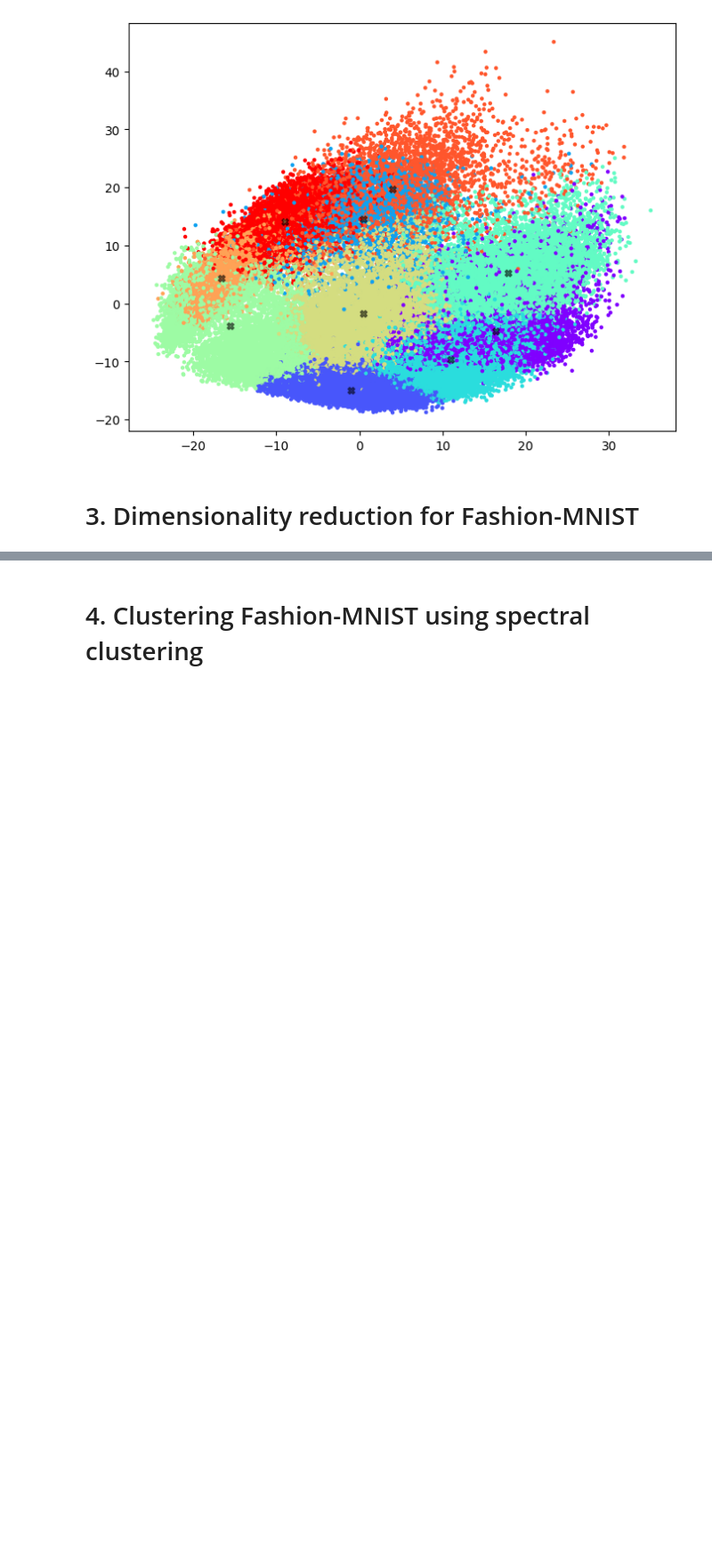
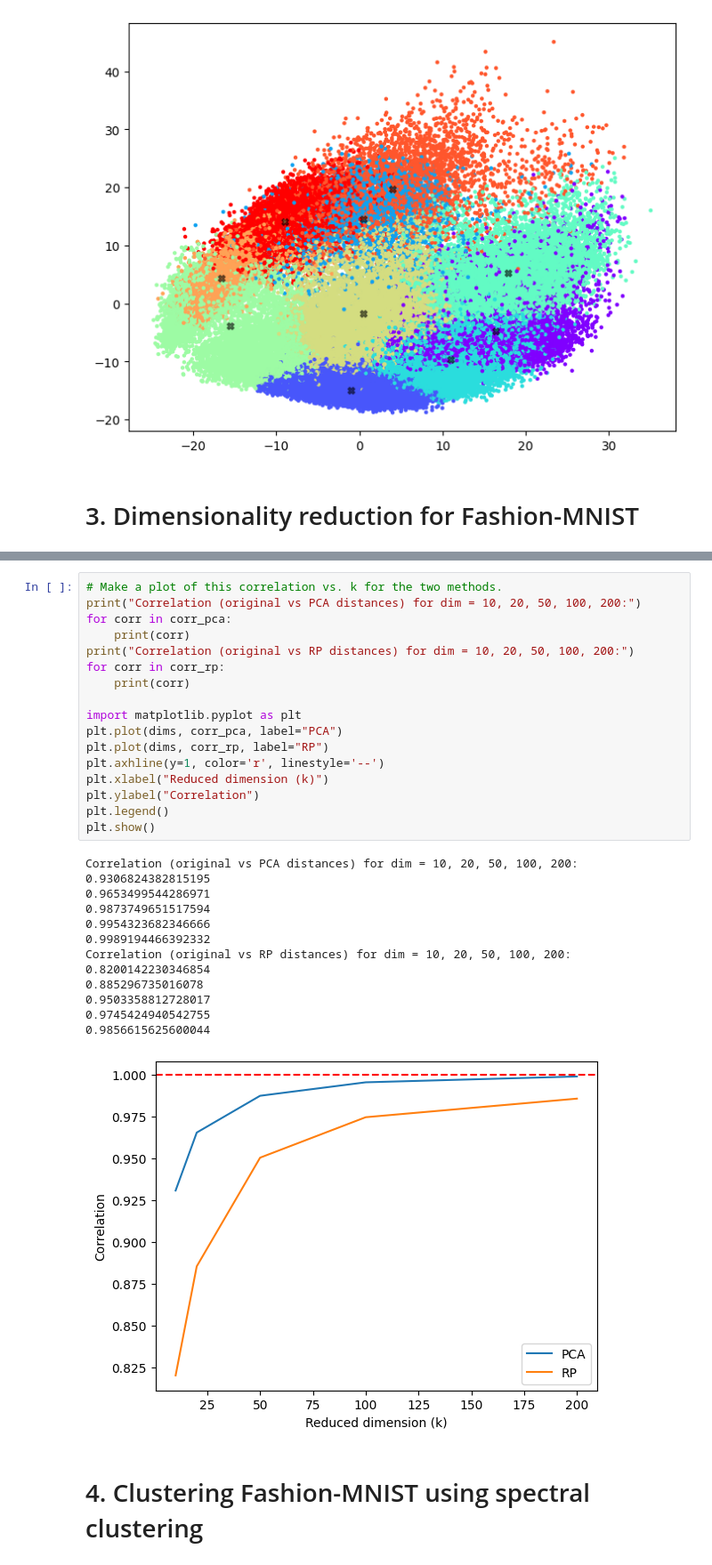
Before and after one commit to yiheng870106/Mathematics-of-Data-Science-Project-2-yiheng, a Jupyter notebook: project2.ipynb, the cells around one changed output, grey strips where cells are left out. Shown at 89% size. Saved outputs shown, nothing was run; the diff lists cells and outputs as text; blank space fills up the shorter version.

```diff
--- a/project2.ipynb
+++ b/project2.ipynb
@@ -327,3 +360,34 @@ Confusion Matrix (pca_best):
+# %%
+# Make a plot of this correlation vs. k for the two methods.
+print("Correlation (original vs PCA distances) for dim = 10, 20, 50, 100, 200:")
+for corr in corr_pca:
+    print(corr)
+print("Correlation (original vs RP distances) for dim = 10, 20, 50, 100, 200:")
+for corr in corr_rp:
+    print(corr)
+
+import matplotlib.pyplot as plt
+plt.plot(dims, corr_pca, label="PCA")
+plt.plot(dims, corr_rp, label="RP")
+plt.axhline(y=1, color='r', linestyle='--')
+plt.xlabel("Reduced dimension (k)")
+plt.ylabel("Correlation")
+plt.legend()
+plt.show()
+# %% [output]
+Correlation (original vs PCA distances) for dim = 10, 20, 50, 100, 200:
+0.9306824382815195
+0.9653499544286971
+0.9873749651517594
+0.9954323682346666
+0.9989194466392332
+Correlation (original vs RP distances) for dim = 10, 20, 50, 100, 200:
+0.8200142230346854
+0.885296735016078
+0.9503358812728017
+0.9745424940542755
+0.9856615625600044
+[figure, added]
 # %% [markdown]
 # 4. Clustering Fashion-MNIST using spectral clustering
 # %%
```
Also changed, not shown: parts of 2 cells of this notebook.
